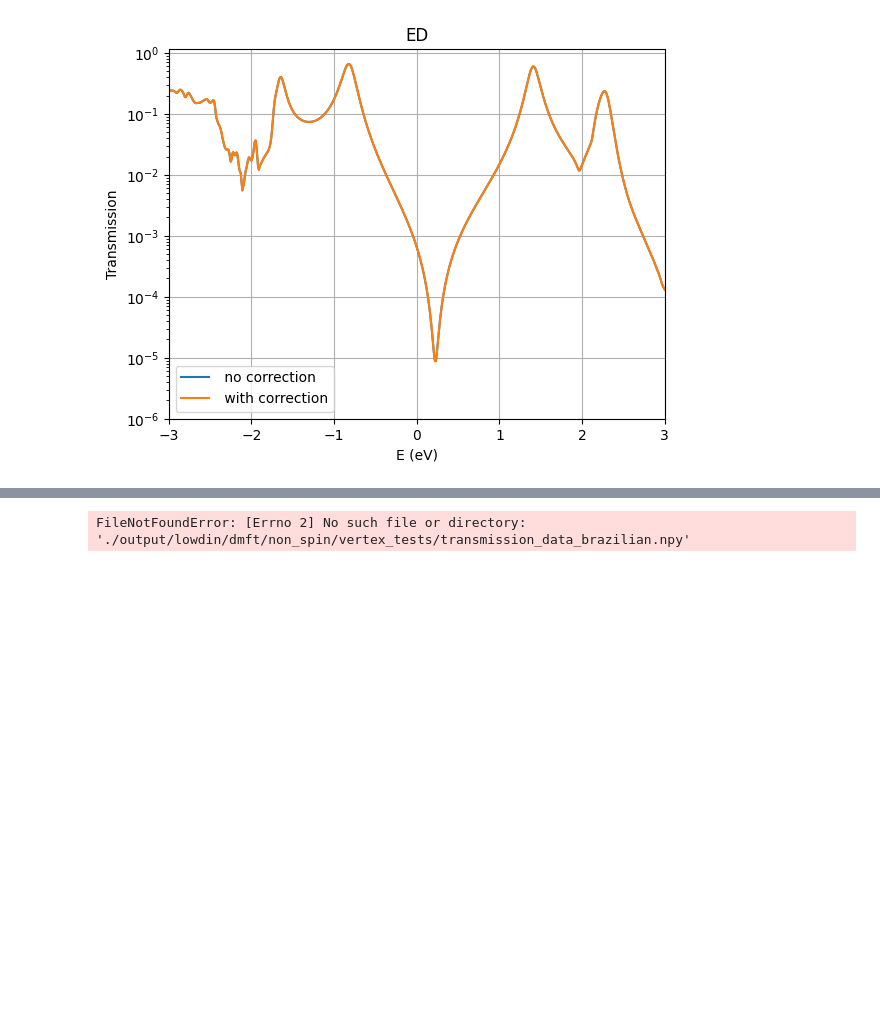
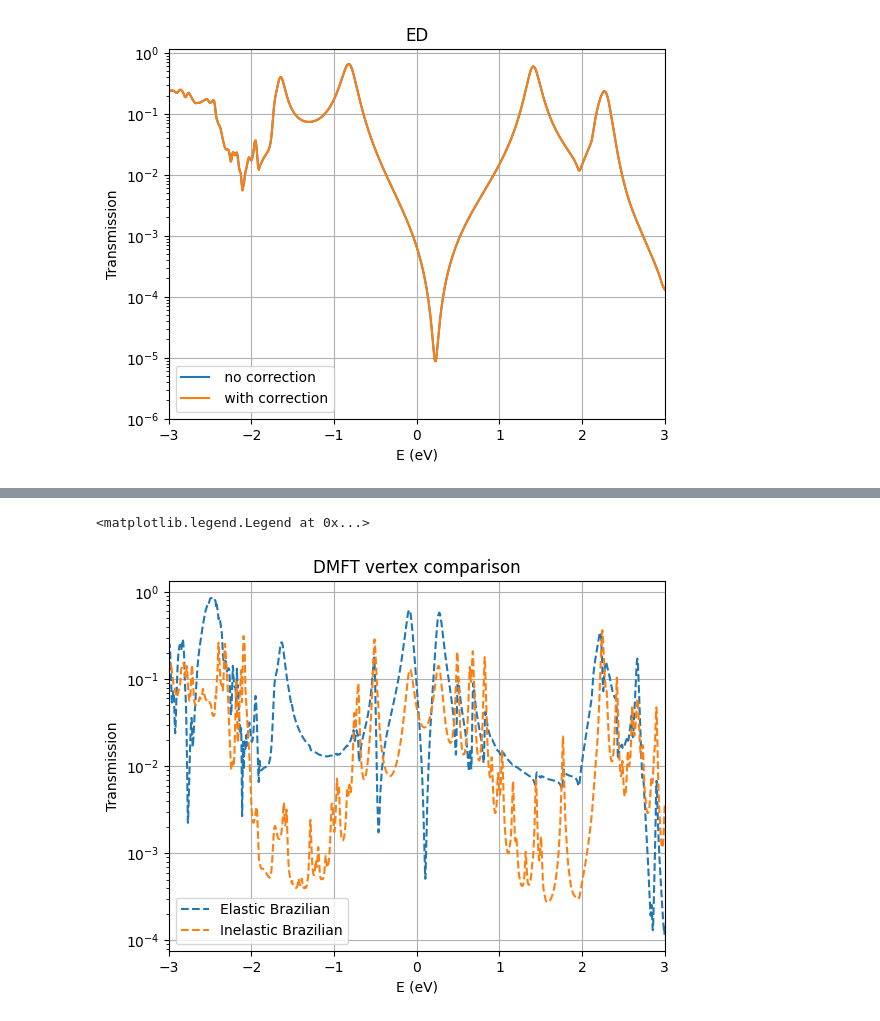
Before and after one commit to aj0337/qtpyt-tests, a Jupyter notebook: pentadienyl/production_run/analysis.ipynb, the cells around one changed output, grey strips where cells are left out. Drawn from its saved outputs; the diff is of its cells as text; code cells hidden in the pictures; blank space fills up the shorter version.

```diff
--- a/pentadienyl/production_run/analysis.ipynb
+++ b/pentadienyl/production_run/analysis.ipynb
@@ -357,20 +376,21 @@ plt.legend()
 # %%
 E_b,T_total_b,T_elastic_b,T_inelastic_b = np.load("./output/lowdin/dmft/non_spin/vertex_tests/transmission_data_brazilian.npy")
 # plt.plot(E, T_total, label='Total Ferretti')
 # plt.plot(E, T_elastic, '--' label='Elastic Ferretti')
 # plt.plot(E, T_inelastic, label='Inelastic Ferretti')
-plt.plot(E_b, T_total_b, '--', label='Total Brazilian')
+# plt.plot(E_b, T_total_b, '--', label='Total Brazilian')
 plt.plot(E_b, T_elastic_b, '--', label='Elastic Brazilian')
 plt.plot(E_b, T_inelastic_b, '--', label='Inelastic Brazilian')
 plt.yscale('log')
 plt.xlabel("E (eV)")
 plt.ylabel("Transmission")
 plt.title("DMFT vertex comparison")
 plt.xlim(-3,3)
 plt.grid(True)
 plt.legend()
 # %% [output]
-FileNotFoundError: [Errno 2] No such file or directory: './output/lowdin/dmft/non_spin/vertex_tests/transmission_data_brazilian.npy'
+<matplotlib.legend.Legend at 0x...>
+[figure, added]
 # %%
 # === Load saved data ===
 data_folder = "./output/lowdin/ed/vertex_tests"
```
Also changed, not shown: parts of 20 cells of this notebook, 1 other file.
